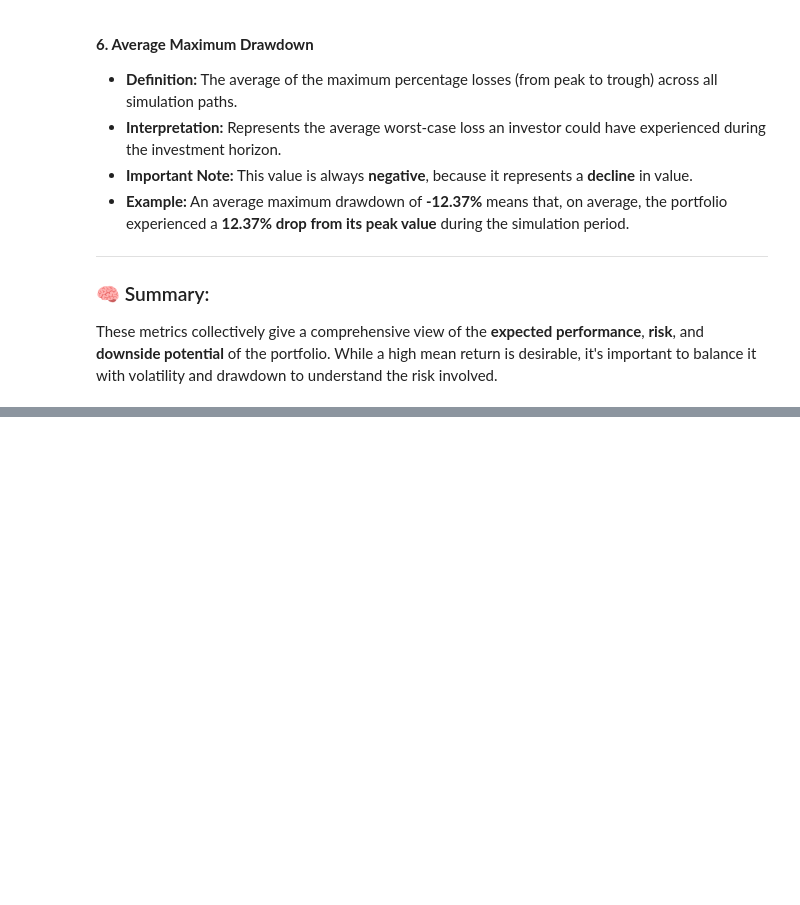
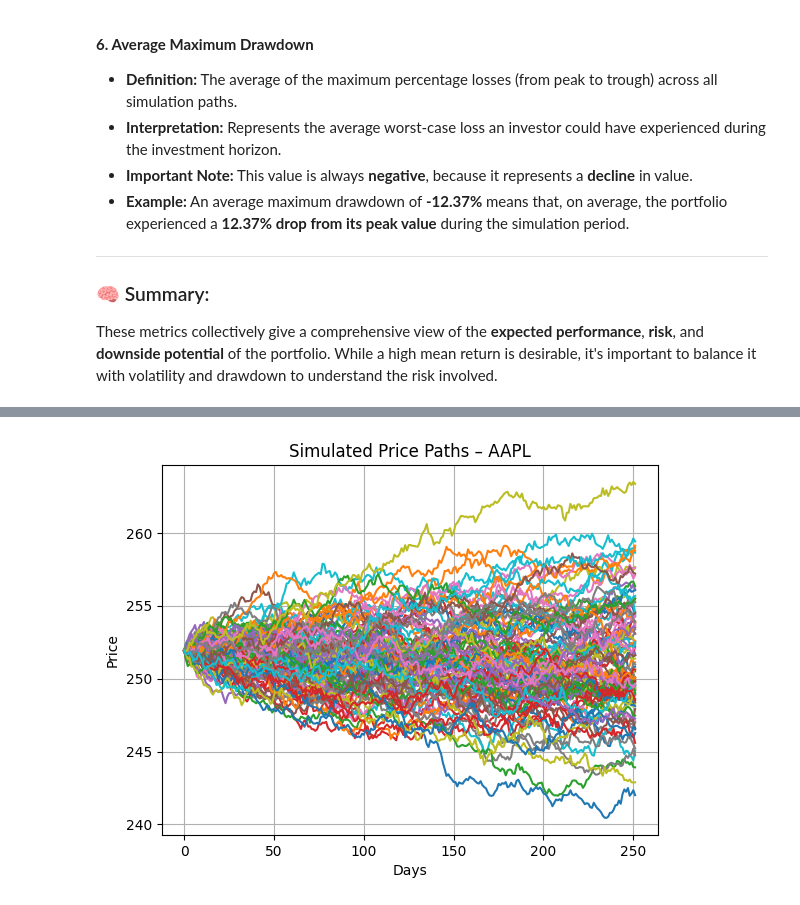
Before and after one commit to amohaf32/Portfolio-Risk-Management-using-Monte-Carlo-Simulation-with-integrated-Machine-Learning-model, a Jupyter notebook: Code-Base/Monte Carlo Simulation/simulation.ipynb, the cells around one changed output, grey strips where cells are left out. Drawn from its saved outputs; the diff is of its cells as text; code cells hidden in the pictures; blank space fills up the shorter version.

```diff
--- a/Code-Base/Monte Carlo Simulation/simulation.ipynb
+++ b/Code-Base/Monte Carlo Simulation/simulation.ipynb
@@ -224,0 +329,37 @@ These metrics collectively give a comprehensive view of the **expected performan
+# %%
+engine = create_engine('postgresql://akilfiros:@127.0.0.1:5432/postgres')
+
+# Load close prices
+query = "SELECT date, ticker, close FROM financial_data"
+data = pd.read_sql(query, engine)
+data['date'] = pd.to_datetime(data['date'])
+
+# Pivot into [date x ticker] format
+prices = data.pivot(index='date', columns='ticker', values='close').sort_index()
+# %%
+# Simulate for one asset (example)
+def simulate(S0, mu, sigma, days=252, paths=100):
+    dt = 1 / days
+    rand = np.random.normal(0, 1, (days, paths))
+    price_paths = np.zeros_like(rand)
+    price_paths[0] = S0
+
+    for t in range(1, days):
+        price_paths[t] = price_paths[t-1] * np.exp((mu - 0.5 * sigma**2) * dt + sigma * np.sqrt(dt) * rand[t])
+
+    return price_paths
+
+# --- Run for AAPL ---
+initial_price = prices['AAPL'].iloc[-1]
+params = sim_params['AAPL']              # from cell where we Assign parameters per ticker based on regime
+simulated = simulate(initial_price, params['mu'], params['sigma'])
+
+# --- Plot ---
+plt.plot(simulated)
+plt.title("Simulated Price Paths – AAPL")
+plt.xlabel("Days")
+plt.ylabel("Price")
+plt.grid(True)
+plt.show()
+# %% [output]
+[figure, added]
```
Also changed, not shown: parts of 12 cells of this notebook.
